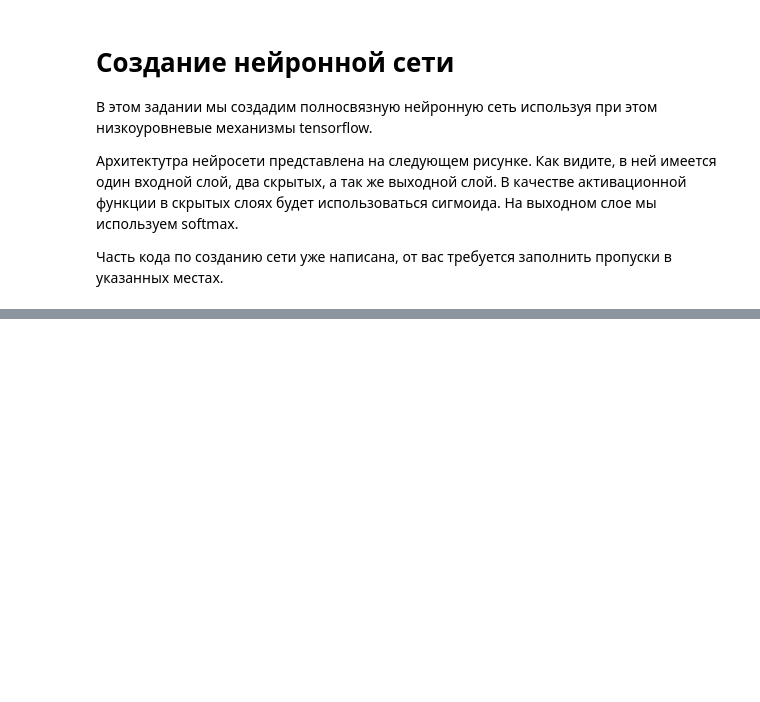
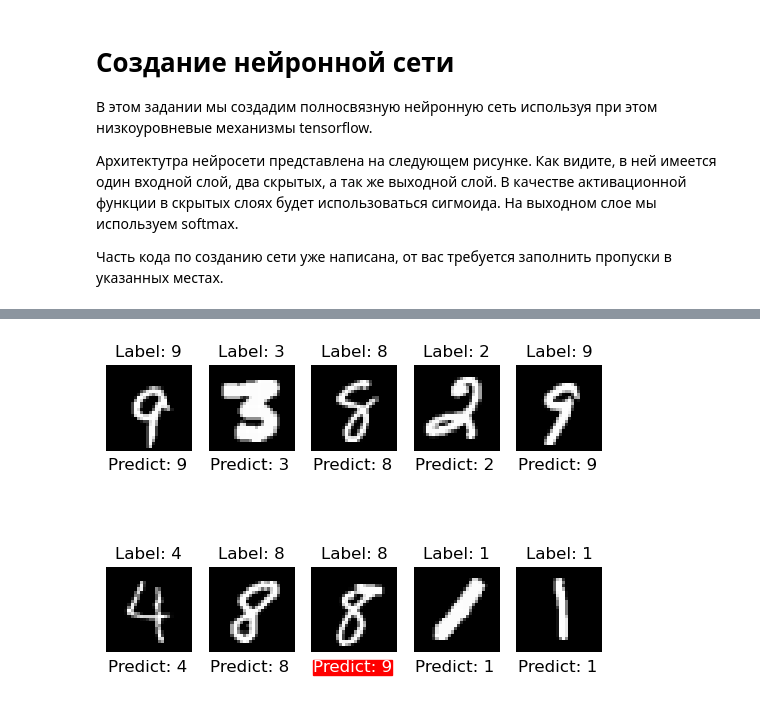
Before and after one commit to Vishnyak13/DataScience_Hw9, a Jupyter notebook: tensorflow_mnist_hw.ipynb, the cells around one changed output, grey strips where cells are left out. Drawn from its saved outputs; the diff is of its cells as text; code cells hidden in the pictures; blank space fills up the shorter version.

```diff
--- a/tensorflow_mnist_hw.ipynb
+++ b/tensorflow_mnist_hw.ipynb
@@ -163,0 +213,33 @@ for step, (batch_x, batch_y) in # Место для вашего кода:
+# %%
+# Протестируем обученную нейросеть на 10 изображениях. Из тестовой выборки возьмите 5
+# случайных изображений и передайте их в нейронню сеть.
+# Выведите изображение и выпишите рядом ответ нейросети.
+# Сделайте вывод о том ошибается ли ваша нейронная сеть и если да, то как часто?
+
+test_data = np.random.choice(range(len(x_test)), size=10, replace=False)
+test_images = x_test[test_data]
+test_labels = y_test[test_data]
+
+pred_data = [np.argmax(neural_net(np.array([x]))) for x in test_images]
+
+for i, idx in enumerate(test_data):
+    img = test_images[i]
+    label = test_labels[i]
+
+    img = img.reshape((28, 28))
+
+    plt.subplot(2, 5, i+1)
+    plt.imshow(img, cmap='gray')
+    plt.title(f"Label: {label}")
+    plt.axis('off')
+
+    pred_label = pred_data[i]
+    if pred_label != label:
+        plt.text(0, 30, f"Predict: {pred_label}", color='white', fontsize=12, ha='left', va='top',
+                 bbox=dict(facecolor='red', edgecolor='red', pad=0))
+    else:
+        plt.text(0, 30, f"Predict: {pred_label}", color='black', fontsize=12, ha='left', va='top')
+
+plt.show()
+# %% [output]
+[figure, added]
```
Also changed, not shown: parts of 9 cells of this notebook.
